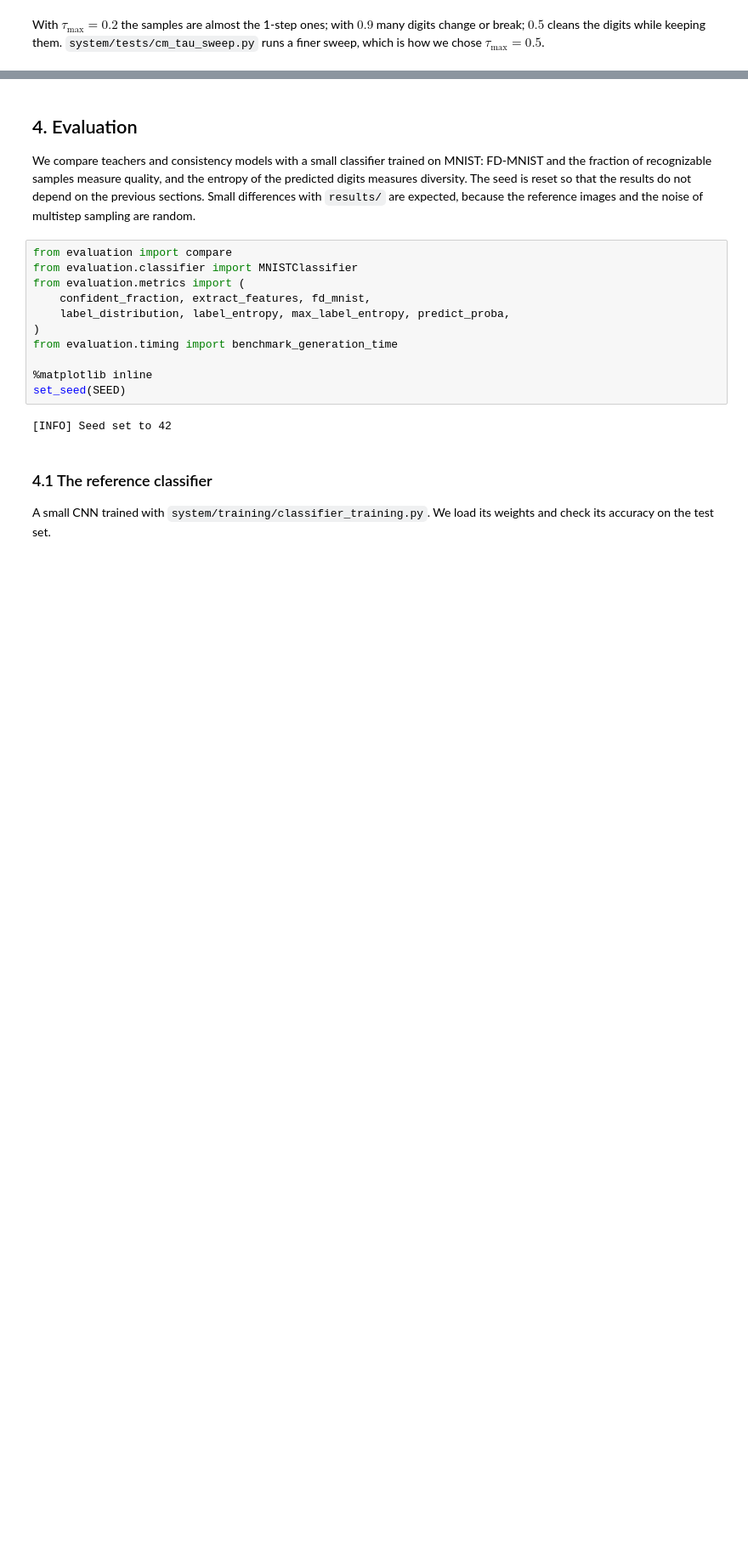
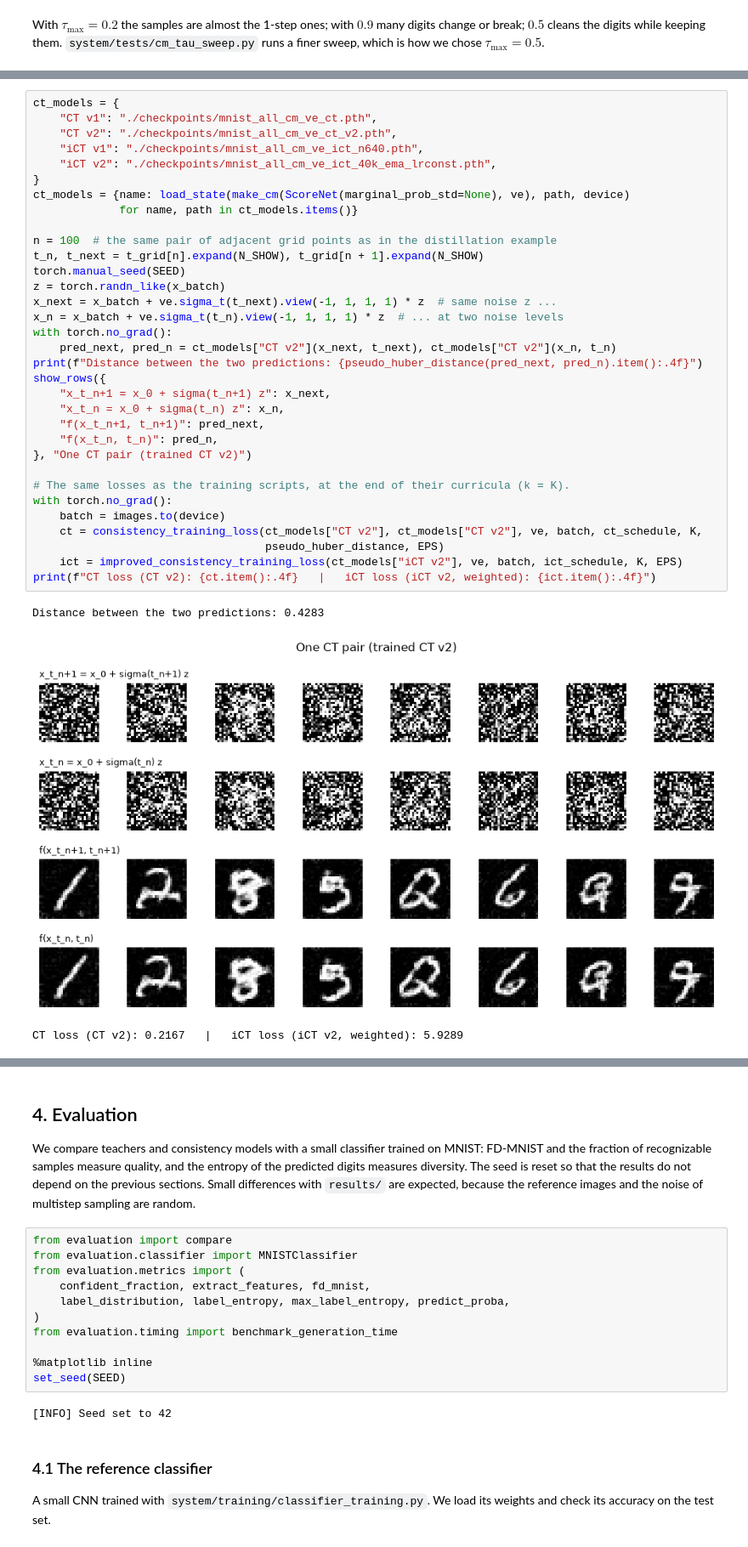
Before and after one commit to ibon44/Consistency_model_genai, a Jupyter notebook: notebook/tutorial.ipynb, the cells around one changed output, grey strips where cells are left out. Shown at 85% size. Cells and saved outputs as stored; diff of their text form; blank space fills up the shorter version.

```diff
--- a/notebook/tutorial.ipynb
+++ b/notebook/tutorial.ipynb
@@ -476,0 +580,37 @@ chose $\tau_\text{max} = 0.5$.
+# %%
+ct_models = {
+    "CT v1": "./checkpoints/mnist_all_cm_ve_ct.pth",
+    "CT v2": "./checkpoints/mnist_all_cm_ve_ct_v2.pth",
+    "iCT v1": "./checkpoints/mnist_all_cm_ve_ict_n640.pth",
+    "iCT v2": "./checkpoints/mnist_all_cm_ve_ict_40k_ema_lrconst.pth",
+}
+ct_models = {name: load_state(make_cm(ScoreNet(marginal_prob_std=None), ve), path, device)
+             for name, path in ct_models.items()}
+
+n = 100  # the same pair of adjacent grid points as in the distillation example
+t_n, t_next = t_grid[n].expand(N_SHOW), t_grid[n + 1].expand(N_SHOW)
+torch.manual_seed(SEED)
+z = torch.randn_like(x_batch)
+x_next = x_batch + ve.sigma_t(t_next).view(-1, 1, 1, 1) * z  # same noise z ...
+x_n = x_batch + ve.sigma_t(t_n).view(-1, 1, 1, 1) * z  # ... at two noise levels
+with torch.no_grad():
+    pred_next, pred_n = ct_models["CT v2"](x_next, t_next), ct_models["CT v2"](x_n, t_n)
+print(f"Distance between the two predictions: {pseudo_huber_distance(pred_next, pred_n).item():.4f}")
+show_rows({
+    "x_t_n+1 = x_0 + sigma(t_n+1) z": x_next,
+    "x_t_n = x_0 + sigma(t_n) z": x_n,
+    "f(x_t_n+1, t_n+1)": pred_next,
+    "f(x_t_n, t_n)": pred_n,
+}, "One CT pair (trained CT v2)")
+
+# The same losses as the training scripts, at the end of their curricula (k = K).
+with torch.no_grad():
+    batch = images.to(device)
+    ct = consistency_training_loss(ct_models["CT v2"], ct_models["CT v2"], ve, batch, ct_schedule, K,
+                                   pseudo_huber_distance, EPS)
+    ict = improved_consistency_training_loss(ct_models["iCT v2"], ve, batch, ict_schedule, K, EPS)
+print(f"CT loss (CT v2): {ct.item():.4f}   |   iCT loss (iCT v2, weighted): {ict.item():.4f}")
+# %% [output]
+Distance between the two predictions: 0.4283
+[figure, added]
+CT loss (CT v2): 0.2167   |   iCT loss (iCT v2, weighted): 5.9289
```
Also changed, not shown: parts of 24 cells of this notebook, 2 other files.
